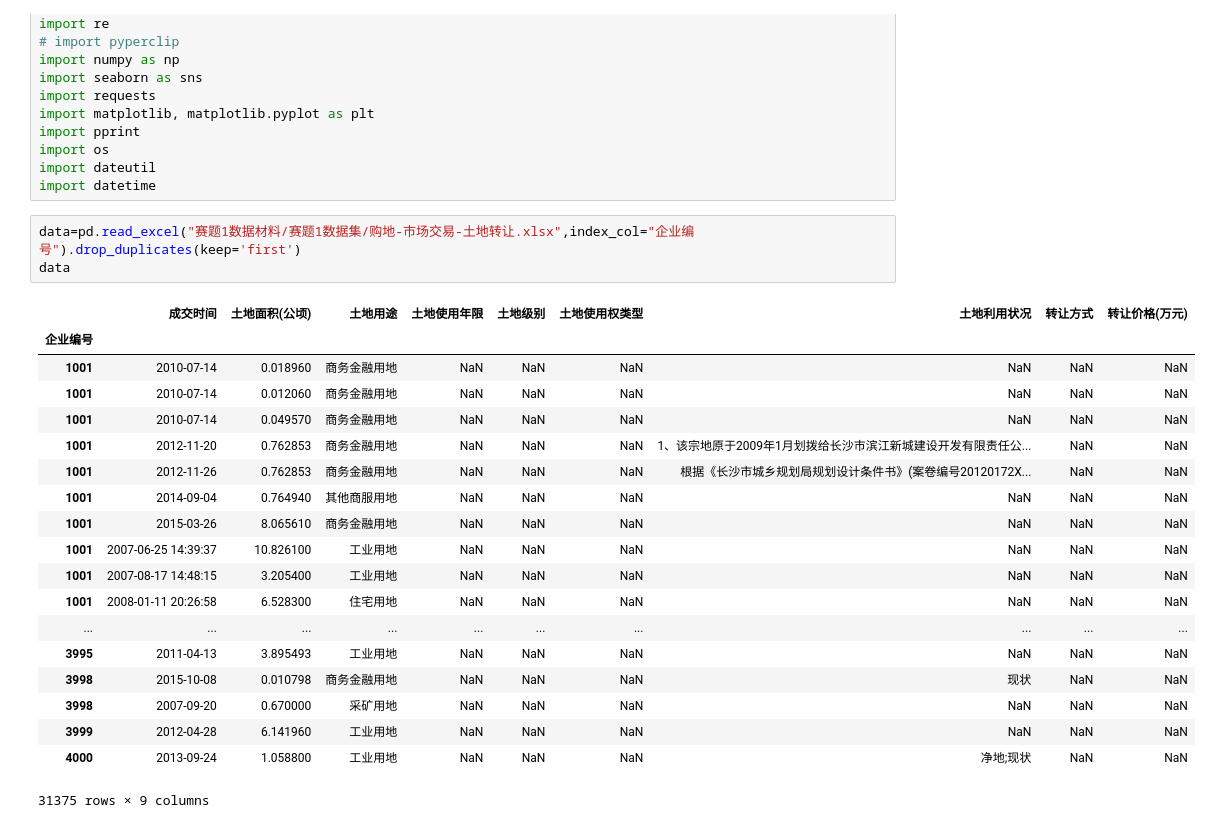
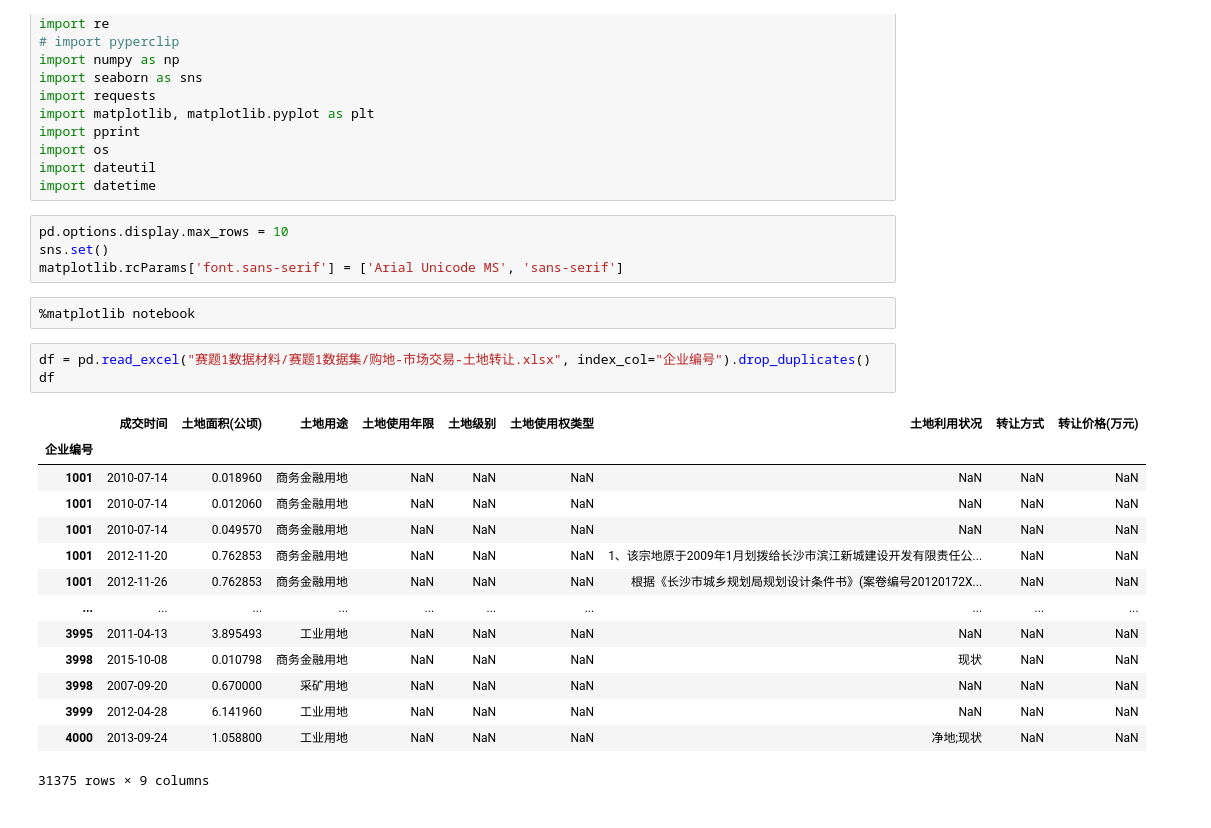
Before and after one commit to CourierKyn/isi-world-cup, a Jupyter notebook: 购地-市场交易-土地转让.ipynb, the cells around one changed output. Saved outputs shown, nothing was run; the diff lists cells and outputs as text.

```diff
--- a/购地-市场交易-土地转让.ipynb
+++ b/购地-市场交易-土地转让.ipynb
@@ -13,22 +13,23 @@ import pprint
 import os
 import dateutil
 import datetime
+# %%
+pd.options.display.max_rows = 10
+sns.set()
+matplotlib.rcParams['font.sans-serif'] = ['Arial Unicode MS', 'sans-serif']
+# %%
+%matplotlib notebook
 # %%
-data=pd.read_excel("赛题1数据材料/赛题1数据集/购地-市场交易-土地转让.xlsx",index_col="企业编号").drop_duplicates(keep='first')
-data
+df = pd.read_excel("赛题1数据材料/赛题1数据集/购地-市场交易-土地转让.xlsx", index_col="企业编号").drop_duplicates()
+df
 # %% [output]
 |  | 成交时间 | 土地面积(公顷) | 土地用途 | 土地使用年限 | 土地级别 | 土地使用权类型 | 土地利用状况 | 转让方式 | 转让价格(万元) |
 | 企业编号 |  |  |  |  |  |  |  |  |  |
 | 1001 | 2010-07-14 | 0.018960 | 商务金融用地 | NaN | NaN | NaN | NaN | NaN | NaN |
 | 1001 | 2010-07-14 | 0.012060 | 商务金融用地 | NaN | NaN | NaN | NaN | NaN | NaN |
 | 1001 | 2010-07-14 | 0.049570 | 商务金融用地 | NaN | NaN | NaN | NaN | NaN | NaN |
 | 1001 | 2012-11-20 | 0.762853 | 商务金融用地 | NaN | NaN | NaN | 1、该宗地原于2009年1月划拨给长沙市滨江新城建设开发有限责任公... | NaN | NaN |
 | 1001 | 2012-11-26 | 0.762853 | 商务金融用地 | NaN | NaN | NaN | 根据《长沙市城乡规划局规划设计条件书》(案卷编号20120172X... | NaN | NaN |
-| 1001 | 2014-09-04 | 0.764940 | 其他商服用地 | NaN | NaN | NaN | NaN | NaN | NaN |
-| 1001 | 2015-03-26 | 8.065610 | 商务金融用地 | NaN | NaN | NaN | NaN | NaN | NaN |
-| 1001 | 2007-06-25 14:39:37 | 10.826100 | 工业用地 | NaN | NaN | NaN | NaN | NaN | NaN |
-| 1001 | 2007-08-17 14:48:15 | 3.205400 | 工业用地 | NaN | NaN | NaN | NaN | NaN | NaN |
-| 1001 | 2008-01-11 20:26:58 | 6.528300 | 住宅用地 | NaN | NaN | NaN | NaN | NaN | NaN |
 | ... | ... | ... | ... | ... | ... | ... | ... | ... | ... |
 | 3995 | 2011-04-13 | 3.895493 | 工业用地 | NaN | NaN | NaN | NaN | NaN | NaN |
 | 3998 | 2015-10-08 | 0.010798 | 商务金融用地 | NaN | NaN | NaN | 现状 | NaN | NaN |
```
Also changed, not shown: parts of 8 cells of this notebook, 4 other files.
